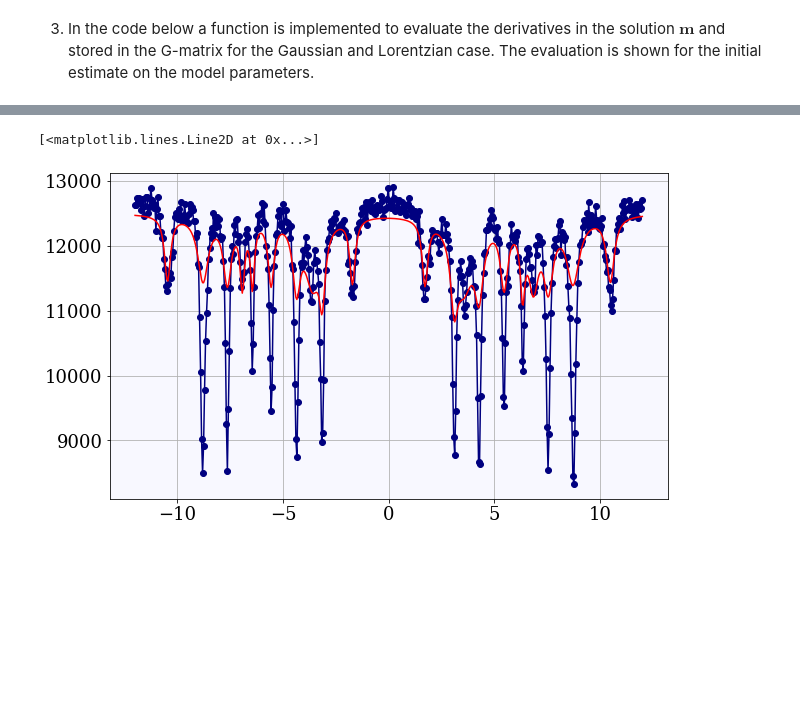
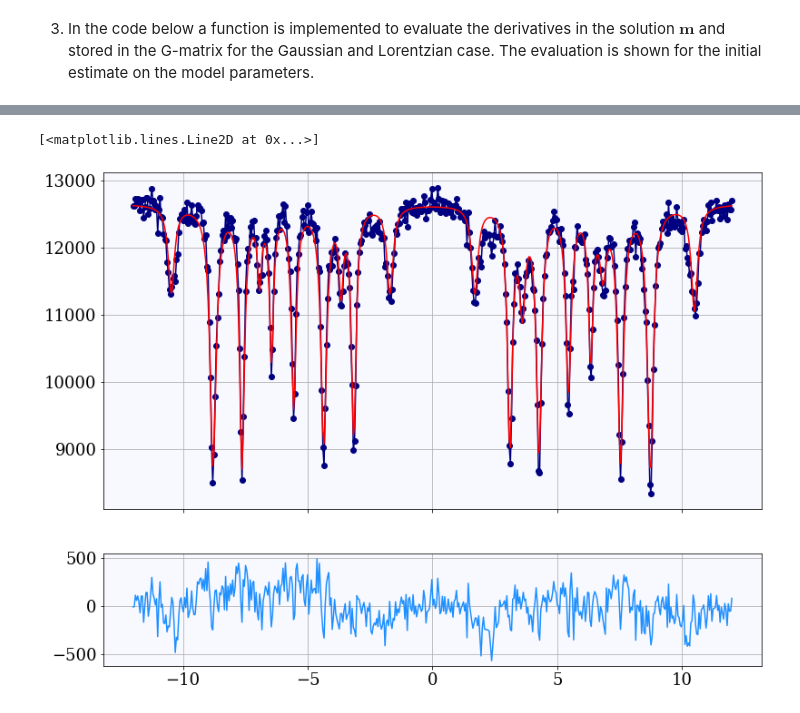
Before and after one commit to Emilie-Jessen/Inverse-Problems, a Jupyter notebook: Assignment_03/Assignment03.ipynb, the cells around one changed output, grey strips where cells are left out. Drawn from its saved outputs; the diff is of its cells as text; code cells hidden in the pictures; blank space fills up the shorter version.

```diff
--- a/Assignment_03/Assignment03.ipynb
+++ b/Assignment_03/Assignment03.ipynb
@@ -52,14 +64,17 @@ def fit_data(x, m, peak_shape='Gauss'):
     f = m[1::3]
     c = m[2::3]
 
-    fit = np.zeros(len(x)) + 12500
+    if peak_shape == 'Gauss':
 
-    if peak_shape == 'Gauss':
+        fit = np.zeros(len(x)) + 12550
 
         for i in range(N_peaks):
             fit += A[i] * scipy.stats.norm.pdf(x, loc=f[i], scale=c[i])
 
     else:
+
+        fit = np.zeros(len(x)) + 12660
+
         for i in range(N_peaks):
             fit += A[i] * c[i]**2 / ((x - f[i])**2 + c[i]**2)
 
@@ -195,6 +214,0 @@ ax.set(xlabel='Derivative',
-# %%
-# Data covariance matrix - assuming uncorrelated data
-C_D = np.diag(yerr**2)
-
-# Model covariance matrix
-C_M = np.diag(np.repeat(c0**2, 3))
@@ -202,6 +257,12 @@ C_M = np.diag(np.repeat(c0**2, 3))
 def steepest_descent(x, y, m0, epsilon, max_iter, peak_shape='Gauss'):
 
     m = m0.copy()
+    resi = []
+
+    if peak_shape == 'Gauss':
+        C_M = C_M_Gauss
+    else:
+        C_M = C_M_Lorentz
 
     for _ in range(max_iter):
         G = G_matrix(x, m, peak_shape)
@@ -209,5 +270,6 @@ def steepest_descent(x, y, m0, epsilon, max_iter, peak_shape='Gauss'):
 
         m_new = m - epsilon * (C_M @ G.T @ np.linalg.inv(C_D) @ (g - y) + (m - m0))
         m = m_new.copy()
+        resi.append(np.sum((y - g)**2))
 
-    return m
+    return m, resi
@@ -214,10 +294,13 @@ def steepest_descent(x, y, m0, epsilon, max_iter, peak_shape='Gauss'):
 # %%
-m_best = steepest_descent(x, y, m0, 0.0001, 1000, 'Lorentz')
+m_best_L = steepest_descent(x, y, m0_L, 0.0001, 1000, 'Lorentz')
 # %%
-fig, ax = plt.subplots(figsize=(10, 6))
+fit_L = fit_data(x, m_best_L, 'Lorentz')
+resi_L = y - fit_data(x, m_best_L, 'Lorentz')
 
-ax.plot(x, y, '-o', label='Data', color='navy')
-ax.plot(x, fit_data(x, m_best, 'Lorentz'), label='Best fit', color='red')
+fig, ax = plt.subplots(nrows=2, figsize=(13, 10), sharex=True, gridspec_kw={'height_ratios': [3, 1]})
+ax[0].plot(x, y, '-o', label='Data', color='navy')
+ax[0].plot(x, fit_L, label='Best fit', color='red')
+ax[1].plot(x, resi_L, '-', color='dodgerblue')
 # %% [output]
 [<matplotlib.lines.Line2D at 0x...>]
-[figure, old version]
+[figure, new version]
```
Also changed, not shown: parts of 12 cells of this notebook.
